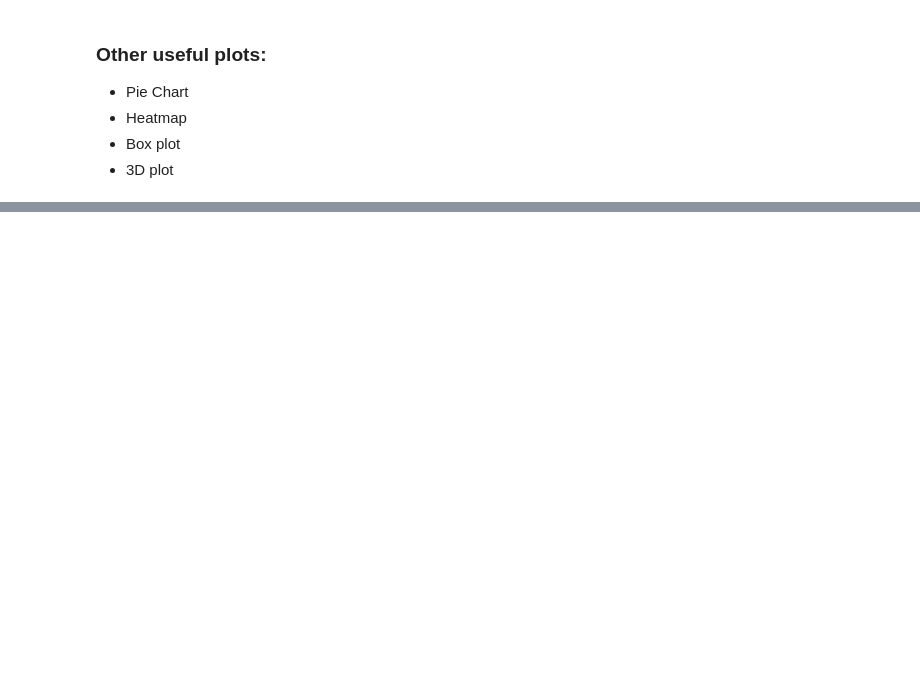
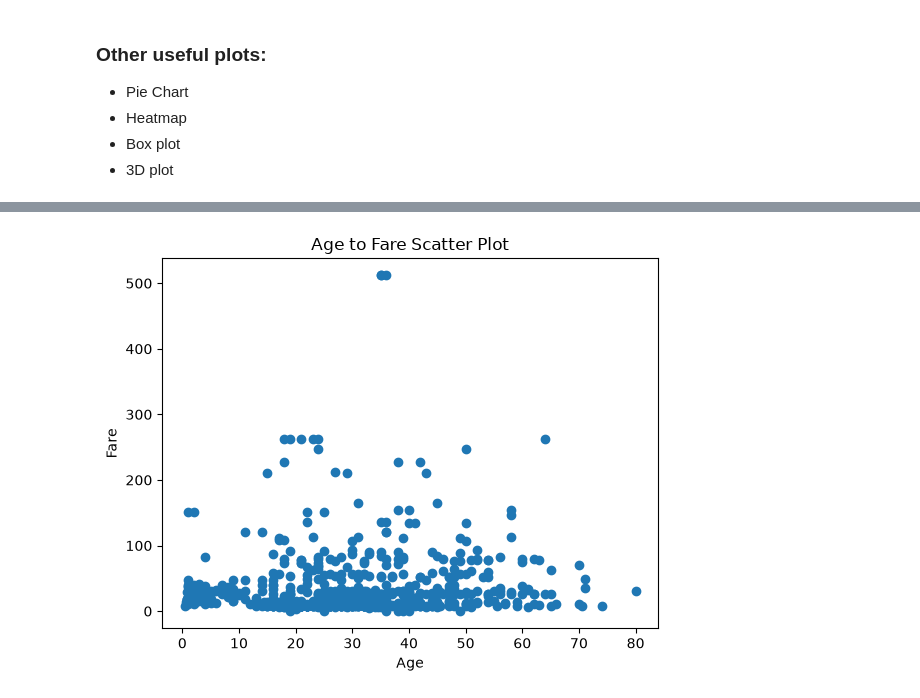
Before and after one commit to serendipity019/AI_Data_Factory_Lessons, a Jupyter notebook: matplotlib_lec.ipynb, the cells around one changed output, grey strips where cells are left out. Cells and saved outputs as stored; diff of their text form; code cells hidden in the pictures; blank space fills up the shorter version.

```diff
--- a/matplotlib_lec.ipynb
+++ b/matplotlib_lec.ipynb
@@ -91,0 +239,9 @@ plt.show()
+# %%
+import pandas as pd
+
+# Define the filename
+filename = r'../../AIDataFactory/pdf-files/Python/datasets/lecture_7_dataset/titanic_dataset.csv'
+# Read the file
+df_titanic = pd.read_csv(filename)
+#print the first 5 rows
+df_titanic.head()
@@ -91,0 +255,4 @@ plt.show()
+# %%
+age_fare = df_titanic.dropna(subset=['Age', 'Fare'])
+age_fare.reset_index()
+age_fare = age_fare.loc[: ,['Age', 'Fare']]
@@ -91,0 +273,12 @@ plt.show()
+# %%
+x = age_fare['Age']
+y = age_fare['Fare']
+
+plt.scatter(x, y)
+plt.title('Age to Fare Scatter Plot')
+plt.xlabel('Age')
+plt.ylabel('Fare')
+#plt.savefig('AgeVsFare_Scatter.pdf')
+plt.show()
+# %% [output]
+[figure, added]
```
Also changed, not shown: parts of 15 cells of this notebook.
